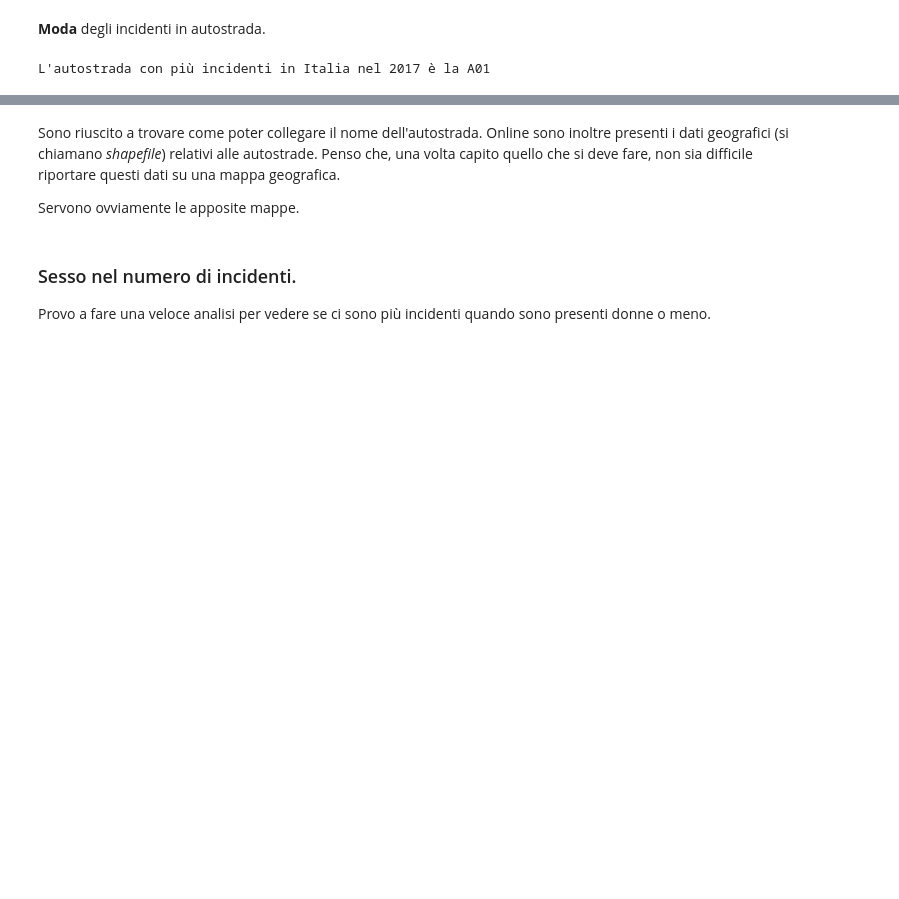
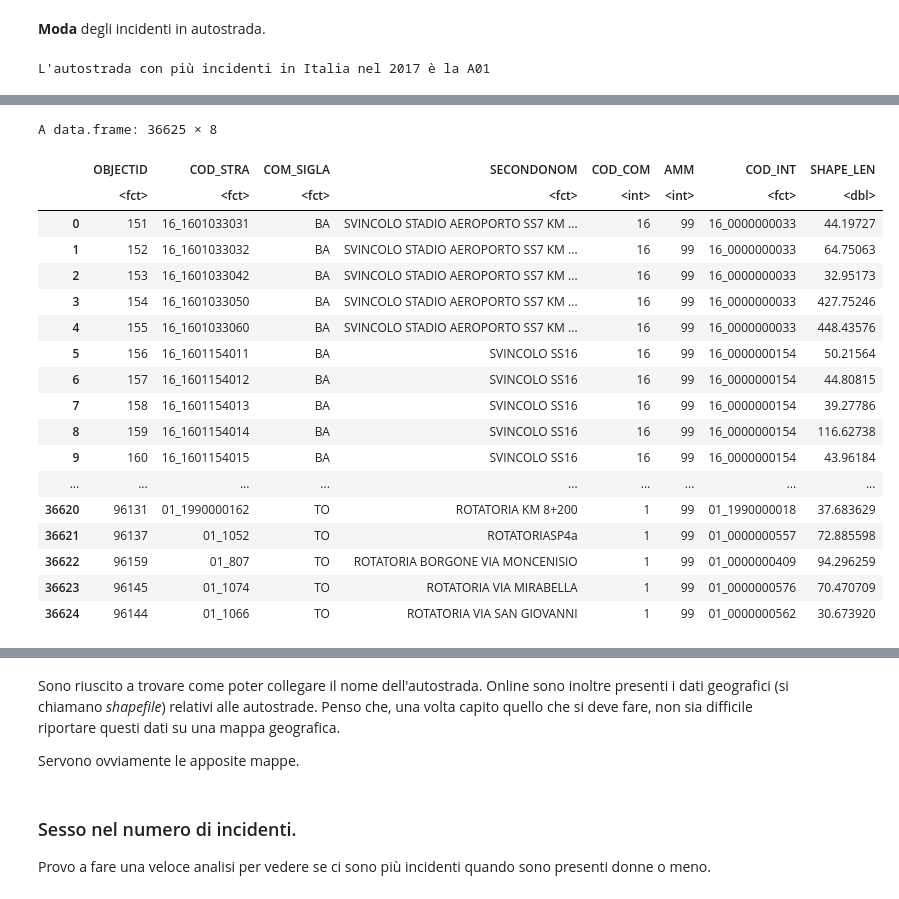
Before and after one commit to LeonardoAlchieri/car_accidents_italy, a Jupyter notebook: leoNotebook.ipynb, the cells around one changed output, grey strips where cells are left out. Cells and saved outputs as stored; diff of their text form; code cells hidden in the pictures; blank space fills up the shorter version.

```diff
--- a/leoNotebook.ipynb
+++ b/leoNotebook.ipynb
@@ -259,0 +286,22 @@ L'autostrada con più incidenti in Italia nel 2017 è la A01
+# %%
+(my_spdf@data)
+# %% [output]
+A data.frame: 36625 × 8
+|  | OBJECTID | COD_STRA | COM_SIGLA | SECONDONOM | COD_COM | AMM | COD_INT | SHAPE_LEN |
+|  | <fct> | <fct> | <fct> | <fct> | <int> | <int> | <fct> | <dbl> |
+| 0 | 151 | 16_1601033031 | BA | SVINCOLO STADIO AEROPORTO SS7 KM ... | 16 | 99 | 16_0000000033 | 44.19727 |
+| 1 | 152 | 16_1601033032 | BA | SVINCOLO STADIO AEROPORTO SS7 KM ... | 16 | 99 | 16_0000000033 | 64.75063 |
+| 2 | 153 | 16_1601033042 | BA | SVINCOLO STADIO AEROPORTO SS7 KM ... | 16 | 99 | 16_0000000033 | 32.95173 |
+| 3 | 154 | 16_1601033050 | BA | SVINCOLO STADIO AEROPORTO SS7 KM ... | 16 | 99 | 16_0000000033 | 427.75246 |
+| 4 | 155 | 16_1601033060 | BA | SVINCOLO STADIO AEROPORTO SS7 KM ... | 16 | 99 | 16_0000000033 | 448.43576 |
+| 5 | 156 | 16_1601154011 | BA | SVINCOLO SS16 | 16 | 99 | 16_0000000154 | 50.21564 |
+| 6 | 157 | 16_1601154012 | BA | SVINCOLO SS16 | 16 | 99 | 16_0000000154 | 44.80815 |
+| 7 | 158 | 16_1601154013 | BA | SVINCOLO SS16 | 16 | 99 | 16_0000000154 | 39.27786 |
+| 8 | 159 | 16_1601154014 | BA | SVINCOLO SS16 | 16 | 99 | 16_0000000154 | 116.62738 |
+| 9 | 160 | 16_1601154015 | BA | SVINCOLO SS16 | 16 | 99 | 16_0000000154 | 43.96184 |
+| ... | ... | ... | ... | ... | ... | ... | ... | ... |
+| 36620 | 96131 | 01_1990000162 | TO | ROTATORIA KM 8+200 | 1 | 99 | 01_1990000018 | 37.683629 |
+| 36621 | 96137 | 01_1052 | TO | ROTATORIASP4a | 1 | 99 | 01_0000000557 | 72.885598 |
+| 36622 | 96159 | 01_807 | TO | ROTATORIA BORGONE VIA MONCENISIO | 1 | 99 | 01_0000000409 | 94.296259 |
+| 36623 | 96145 | 01_1074 | TO | ROTATORIA VIA MIRABELLA | 1 | 99 | 01_0000000576 | 70.470709 |
+| 36624 | 96144 | 01_1066 | TO | ROTATORIA VIA SAN GIOVANNI | 1 | 99 | 01_0000000562 | 30.673920 |
```
Also changed, not shown: parts of 32 cells of this notebook.
